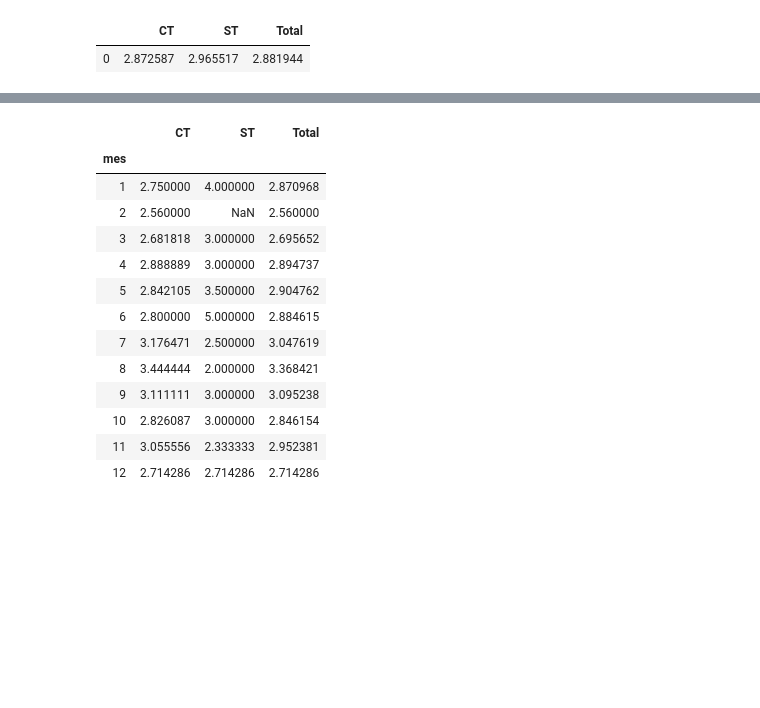
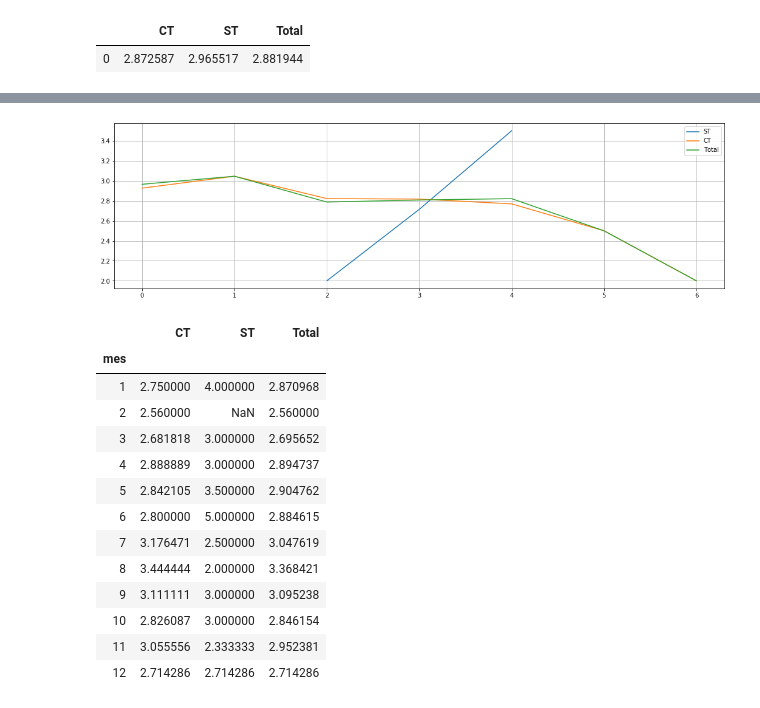
Before and after one commit to jcalheir/efc_slotss, a Jupyter notebook: slot_time/etl_jup.ipynb, the cells around one changed output, grey strips where cells are left out. Cells and saved outputs as stored; diff of their text form; code cells hidden in the pictures; blank space fills up the shorter version.

Commit message:
Added weekday plots

```diff
--- a/slot_time/etl_jup.ipynb
+++ b/slot_time/etl_jup.ipynb
@@ -115,0 +154,10 @@ pd.DataFrame({
+# %%
+#Média por Tipo agrupada por dia da semana (0 Segunda / 6 Domingo)
+
+df_med_dia_sem = pd.concat(
+    [data[data['Tipo']=='CT'].groupby('dia_semana')['Duraçao'].mean().rename('CT')
+    ,data[data['Tipo']=='ST'].groupby('dia_semana')['Duraçao'].mean().rename('ST'),
+    data.groupby('dia_semana')['Duraçao'].mean().rename('Total')]
+    ,axis=1)
+
+df_med_dia_sem
@@ -116,3 +174,13 @@ pd.DataFrame({
+# %%
+plt.plot(df_med_dia_sem['ST'], label='ST')
+plt.plot(df_med_dia_sem['CT'], label='CT')
+plt.plot(df_med_dia_sem['Total'], label='Total')
+plt.legend()
+plt.grid()
+fit = plt.gcf()
+fit.set_size_inches(18,5)
+# %% [output]
+[figure, added]
 # %%
 #Média por Tipo agrupada por mês
 
```
Also changed, not shown: parts of 5 cells of this notebook.
